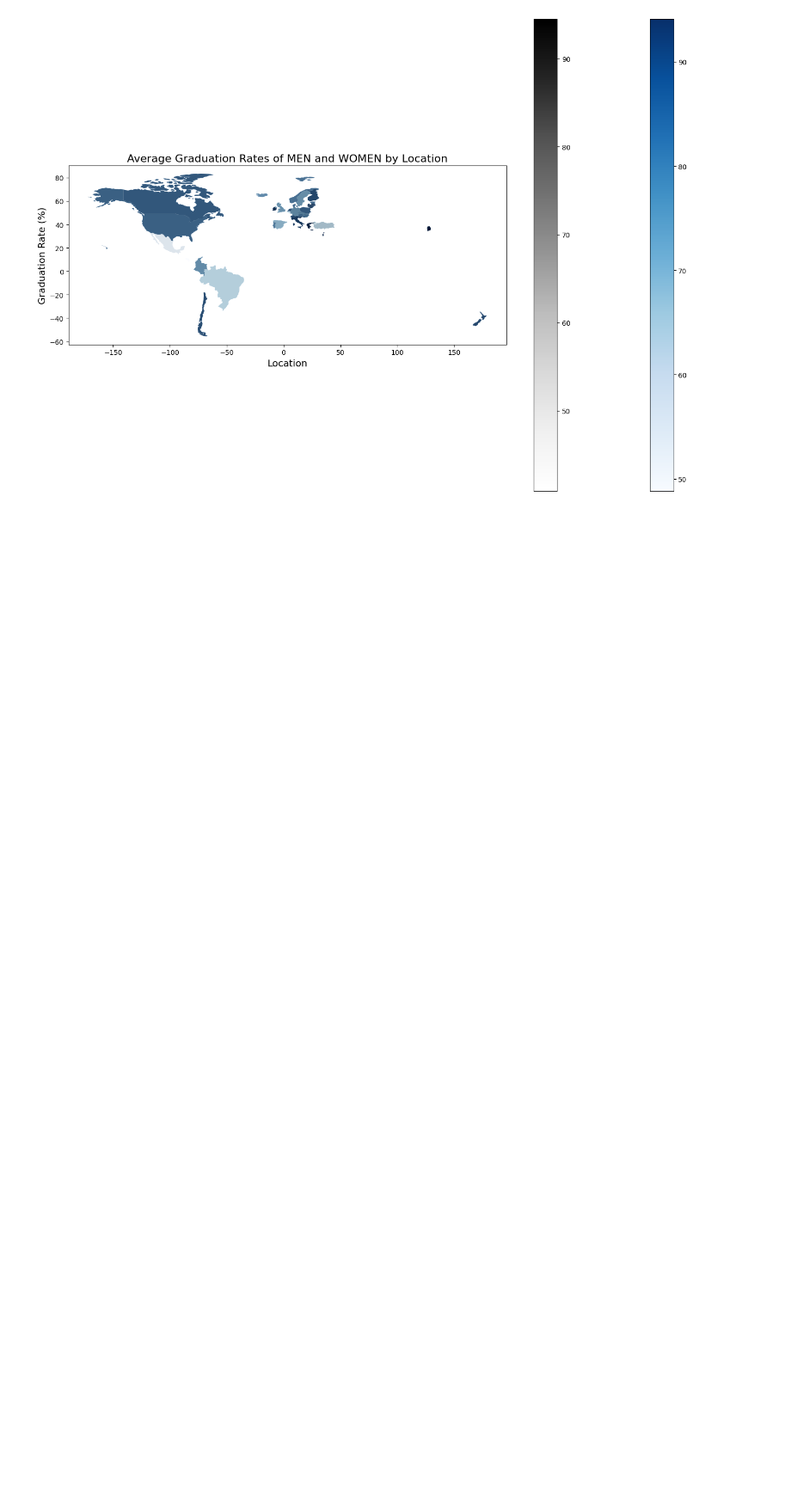
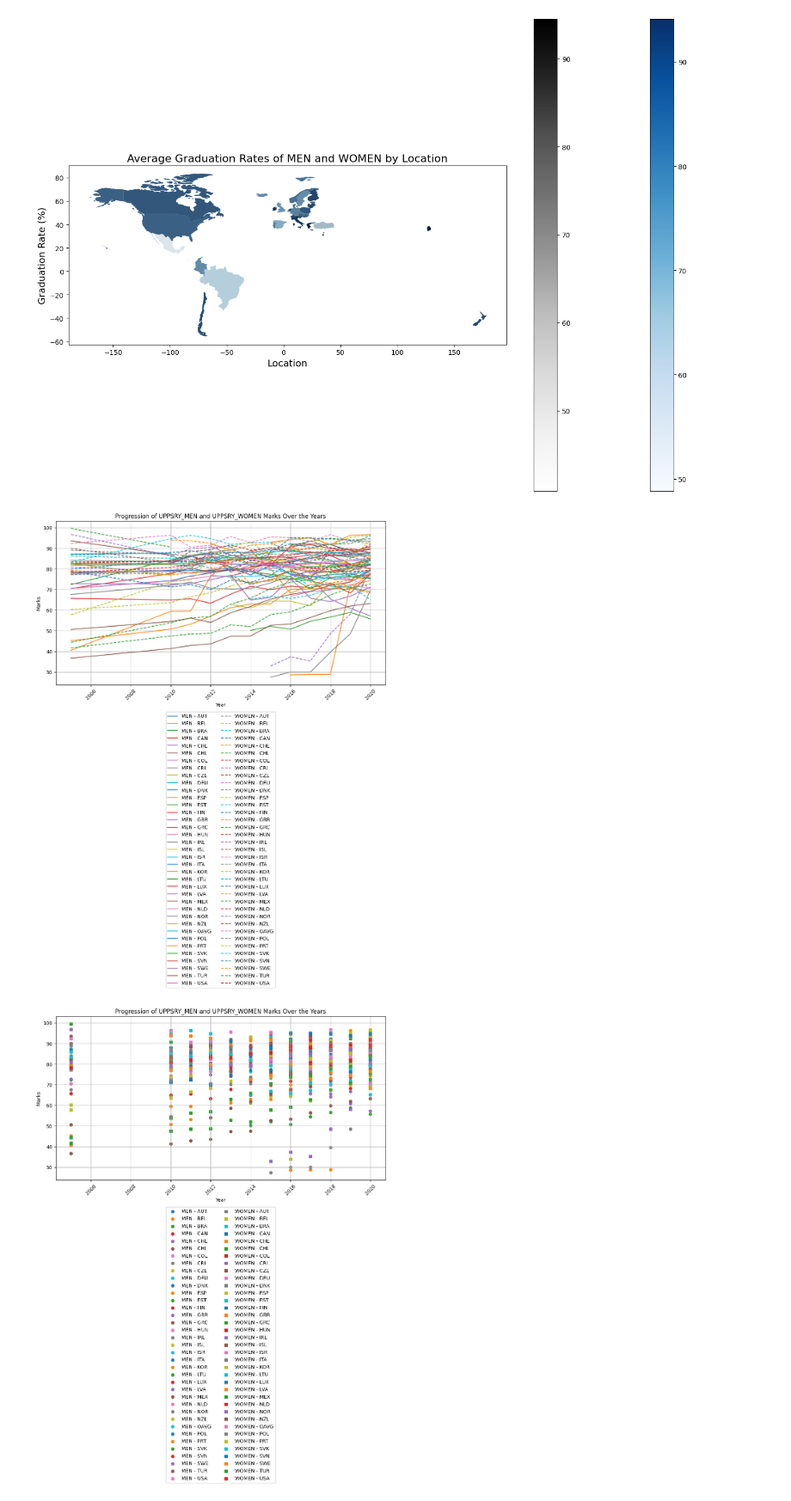
Before and after one commit to Zahraa-Tanana/Data_project, a Jupyter notebook: data_introduction/SecondaryCompletionRates.ipynb, the cells around one changed output. Shown at 86% size. Drawn from its saved outputs; the diff is of its cells as text; code cells hidden in the pictures; blank space fills up the shorter version.

Commit message:
more graph updates

```diff
--- a/data_introduction/SecondaryCompletionRates.ipynb
+++ b/data_introduction/SecondaryCompletionRates.ipynb
@@ -197,3 +197,46 @@ plt.tight_layout()
 plt.show()
 # %% [output]
 [figure]
+# %%
+
+filtered_men = Secondary_completion_rates[Secondary_completion_rates['SUBJECT'] == 'UPPSRY_MEN']
+filtered_women = Secondary_completion_rates[Secondary_completion_rates['SUBJECT'] == 'UPPSRY_WOMEN']
+pivoted_men = filtered_men.pivot(index='TIME', columns='LOCATION', values='Value')
+pivoted_women = filtered_women.pivot(index='TIME', columns='LOCATION', values='Value')
+plt.figure(figsize=(12, 6))
+for column in pivoted_men.columns:
+    plt.plot(pivoted_men.index, pivoted_men[column], label=f'MEN - {column}')
+for column in pivoted_women.columns:
+    plt.plot(pivoted_women.index, pivoted_women[column], label=f'WOMEN - {column}', linestyle='dashed')
+plt.title('Progression of UPPSRY_MEN and UPPSRY_WOMEN Marks Over the Years')
+plt.xlabel('Year')
+plt.ylabel('Marks')
+plt.legend(loc='upper center', bbox_to_anchor=(0.5, -0.15), ncol=2)
+plt.grid(True)
+plt.xticks(rotation=45)
+plt.tight_layout()
+
+plt.show()
+
+
+filtered_men = Secondary_completion_rates[Secondary_completion_rates['SUBJECT'] == 'UPPSRY_MEN']
+filtered_women = Secondary_completion_rates[Secondary_completion_rates['SUBJECT'] == 'UPPSRY_WOMEN']
+pivoted_men = filtered_men.pivot(index='TIME', columns='LOCATION', values='Value')
+pivoted_women = filtered_women.pivot(index='TIME', columns='LOCATION', values='Value')
+plt.figure(figsize=(12, 6))
+for column in pivoted_men.columns:
+    plt.scatter(pivoted_men.index, pivoted_men[column], label=f'MEN - {column}', marker='o')
+for column in pivoted_women.columns:
+    plt.scatter(pivoted_women.index, pivoted_women[column], label=f'WOMEN - {column}', marker='s')
+plt.title('Progression of UPPSRY_MEN and UPPSRY_WOMEN Marks Over the Years')
+plt.xlabel('Year')
+plt.ylabel('Marks')
+plt.grid(True)
+plt.xticks(rotation=45)
+plt.legend(loc='upper center', bbox_to_anchor=(0.5, -0.15), ncol=2)
+plt.tight_layout()
+
+plt.show()
+# %% [output]
+[figure, added]
+[figure, added]
```
Also changed, not shown: parts of 1 cell of this notebook.
